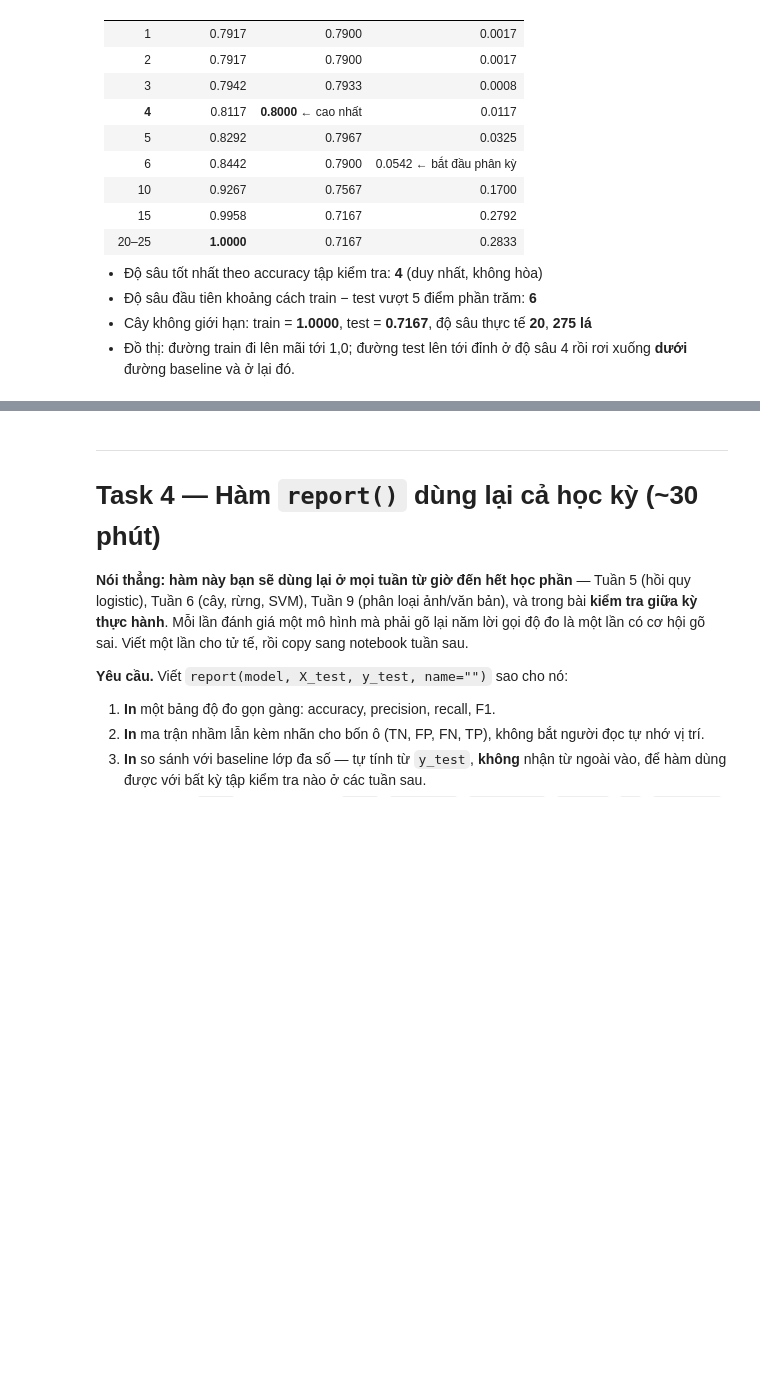
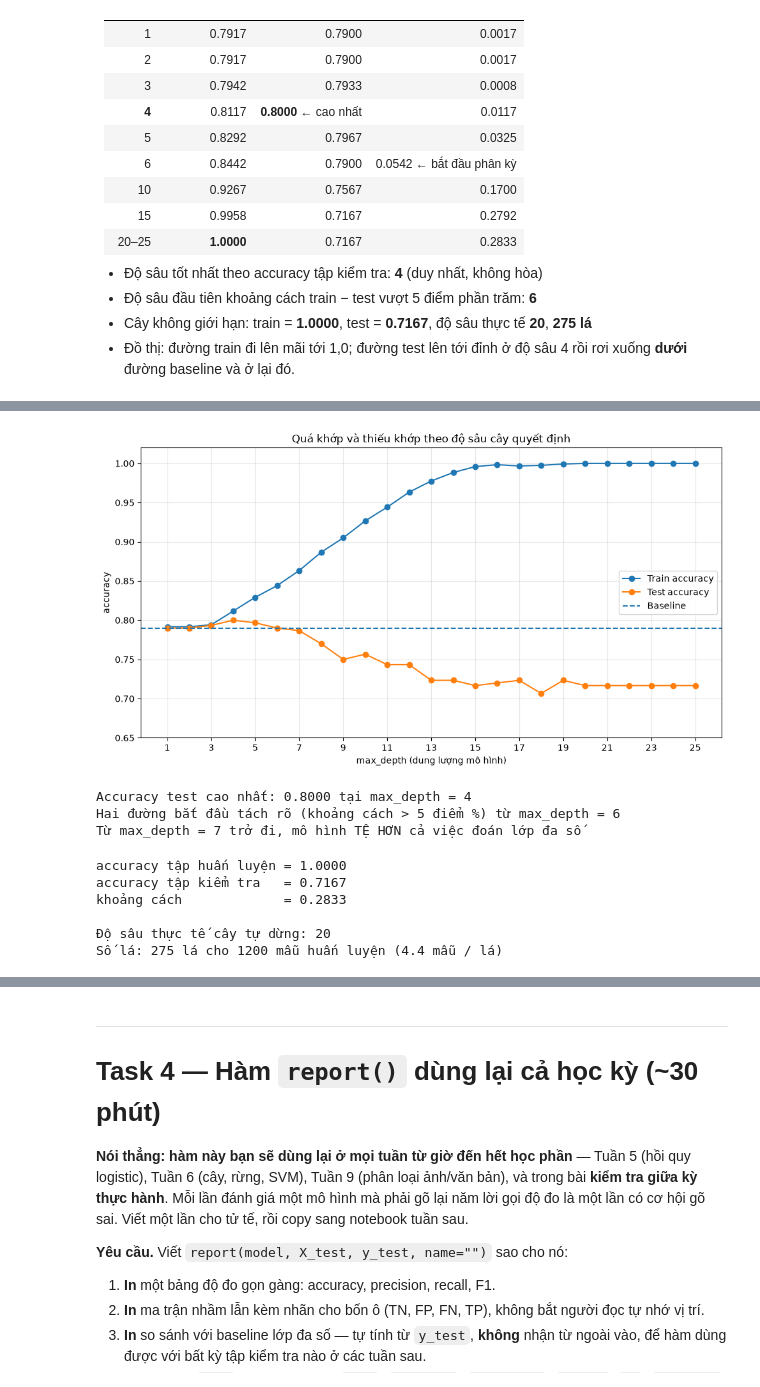
Before and after one commit to MinNgoc-05/Lab_LTAI, a Jupyter notebook: Lab03/lab_exercises/Tuan03_ThucHanh_2305CT0530.ipynb, the cells around one changed output, grey strips where cells are left out. Drawn from its saved outputs; the diff is of its cells as text; code cells hidden in the pictures; blank space fills up the shorter version.

```diff
--- a/Lab03/lab_exercises/Tuan03_ThucHanh_2305CT0530.ipynb
+++ b/Lab03/lab_exercises/Tuan03_ThucHanh_2305CT0530.ipynb
@@ -195,8 +245,8 @@ assert abs(baseline_toan_bo - 0.7913) < 0.001, (
 DAC_TRUNG = ["thang_gan_nhat", "tong_chi_tieu", "so_don", "so_ticket_ho_tro"]
 
 # TODO: X là DataFrame chứa các cột đặc trưng, y là Series chứa nhãn
-X = ...
-y = ...
+X = kh[DAC_TRUNG]
+y = kh["roi_bo"]
 
 print("X:", X.shape, "| y:", y.shape)
 assert X.shape == (1500, 4), "X phải là (1500, 4)"
@@ -221,7 +280,7 @@ assert abs(y_train.mean() - y_test.mean()) < 0.01, "stratify=y chưa được d
 # %%
 # 1.6 — Baseline tính lại trên đúng tập kiểm tra sẽ dùng để chấm mô hình
 # TODO: tỷ lệ khách ở lại trong y_test
-baseline_test = ...
+baseline_test = (y_test == 0).mean()
 
 print(f"Baseline trên tập kiểm tra: {baseline_test:.4f}")
 print(f"  = {(y_test == 0).sum()} khách ở lại / {len(y_test)} khách trong tập kiểm tra")
@@ -300,7 +397,13 @@ print(f"{'max_depth':>10} | {'accuracy':>8} | {'F1':>6} | so với baseline")
 print("-" * 52)
 for do_sau in [2, 3, 4, 5, 8, None]:
     # TODO: huấn luyện cây với max_depth=do_sau, nhớ random_state
-    t = ...
+    t = DecisionTreeClassifier(
+        max_depth=do_sau,
+        random_state=RANDOM_STATE
+    )
+
+    t.fit(X_train, y_train)
+
     y_pred = t.predict(X_test)
     acc = accuracy_score(y_test, y_pred)
     f1 = f1_score(y_test, y_pred, zero_division=0)
@@ -469,11 +630,15 @@ acc_train, acc_test = [], []
 
 for d in do_sau_list:
     # TODO: huấn luyện cây với max_depth=d và random_state=RANDOM_STATE
-    t = ...
+    t = DecisionTreeClassifier(
+        max_depth=d,
+        random_state=RANDOM_STATE
+    )
+
     t.fit(X_train, y_train)
     # TODO: .score() trả về accuracy — dùng nó cho cả hai tập
-    acc_train.append(...)
-    acc_test.append(...)
+    acc_train.append(t.score(X_train, y_train))
+    acc_test.append(t.score(X_test, y_test))
 
 quet = pd.DataFrame({"max_depth": do_sau_list, "train": acc_train, "test": acc_test})
 quet["khoang_cach"] = quet["train"] - quet["test"]
@@ -481,43 +664,76 @@ print(quet.round(4).to_string(index=False))
 # %%
 # 3.2 — Hai đường cong trên cùng một hình
 plt.figure(figsize=(10, 5.5))
 
 # TODO: vẽ đường accuracy tập huấn luyện
-plt.plot(...)
+plt.plot(
+    do_sau_list,
+    acc_train,
+    marker="o",
+    label="Train accuracy"
+)
 # TODO: vẽ đường accuracy tập kiểm tra
-plt.plot(...)
+plt.plot(
+    do_sau_list,
+    acc_test,
+    marker="o",
+    label="Test accuracy"
+)
 # TODO: vẽ đường ngang baseline (dùng plt.axhline)
-plt.axhline(...)
+plt.axhline(
+    y=baseline_test,
+    linestyle="--",
+    label="Baseline"
+)
 
 plt.xlabel("max_depth (dung lượng mô hình)")
 plt.ylabel("accuracy")
 plt.title("Quá khớp và thiếu khớp theo độ sâu cây quyết định")
+
 plt.xticks(do_sau_list[::2])
 plt.ylim(0.65, 1.02)
 plt.legend(loc="center right")
 plt.grid(alpha=0.3)
 plt.tight_layout()
 plt.show()
+# %% [output]
+[figure, added]
 # %%
 # 3.3 — Định vị đỉnh và điểm phân kỳ
 # TODO: độ sâu có accuracy tập kiểm tra cao nhất (gợi ý: .idxmax())
-do_sau_tot_nhat = ...
+do_sau_tot_nhat = int(
+    quet.loc[quet["test"].idxmax(), "max_depth"]
+)
+
 print(f"Accuracy test cao nhất: {quet['test'].max():.4f} tại max_depth = {do_sau_tot_nhat}")
 
 # TODO: độ sâu ĐẦU TIÊN có khoảng cách train - test vượt 0.05
-do_sau_phan_ky = ...
+do_sau_phan_ky = int(
+    quet.loc[quet["khoang_cach"] > 0.05, "max_depth"].iloc[0]
+)
+
 print(f"Hai đường bắt đầu tách rõ (khoảng cách > 5 điểm %) từ max_depth = {do_sau_phan_ky}")
 
 # TODO: độ sâu đầu tiên mà accuracy test tụt xuống DƯỚI baseline
-do_sau_thua_baseline = ...
+do_sau_thua_baseline = int(
+    quet.loc[quet["test"] < baseline_test, "max_depth"].iloc[0]
+)
+
 print(f"Từ max_depth = {do_sau_thua_baseline} trở đi, mô hình TỆ HƠN cả việc đoán lớp đa số")
 
 assert do_sau_tot_nhat == 4, "Với seed 42, đỉnh nằm ở max_depth = 4"
 assert do_sau_phan_ky == 6, "Với seed 42, khoảng cách vượt 5 điểm % lần đầu ở max_depth = 6"
+# %% [output]
+Accuracy test cao nhất: 0.8000 tại max_depth = 4
+Hai đường bắt đầu tách rõ (khoảng cách > 5 điểm %) từ max_depth = 6
+Từ max_depth = 7 trở đi, mô hình TỆ HƠN cả việc đoán lớp đa số
 # %%
 # 3.4 — Cây không giới hạn độ sâu: học thuộc lòng tập huấn luyện
 # TODO: DecisionTreeClassifier KHÔNG đặt max_depth, chỉ đặt random_state
-cay_vo_han = ...
+cay_vo_han = DecisionTreeClassifier(
+    random_state=RANDOM_STATE
+)
+
 cay_vo_han.fit(X_train, y_train)
 
 acc_tr = cay_vo_han.score(X_train, y_train)
@@ -533,6 +749,13 @@ print(f"Số lá: {int(cay_vo_han.get_n_leaves())} lá cho {len(X_train)} mẫu
 
 assert acc_tr == 1.0, "Cây không giới hạn phải đạt accuracy huấn luyện đúng bằng 1.0"
 assert acc_te < baseline_test, "và phải TỆ HƠN baseline trên tập kiểm tra"
+# %% [output]
+accuracy tập huấn luyện = 1.0000
+accuracy tập kiểm tra   = 0.7167
+khoảng cách             = 0.2833
+
+Độ sâu thực tế cây tự dừng: 20
+Số lá: 275 lá cho 1200 mẫu huấn luyện (4.4 mẫu / lá)
 # %% [markdown]
 **3.5 — Trả lời bằng chữ (bắt buộc).** 3–5 câu, bám vào con số bạn vừa in ra.
 
```
Also changed, not shown: parts of 27 cells of this notebook.
